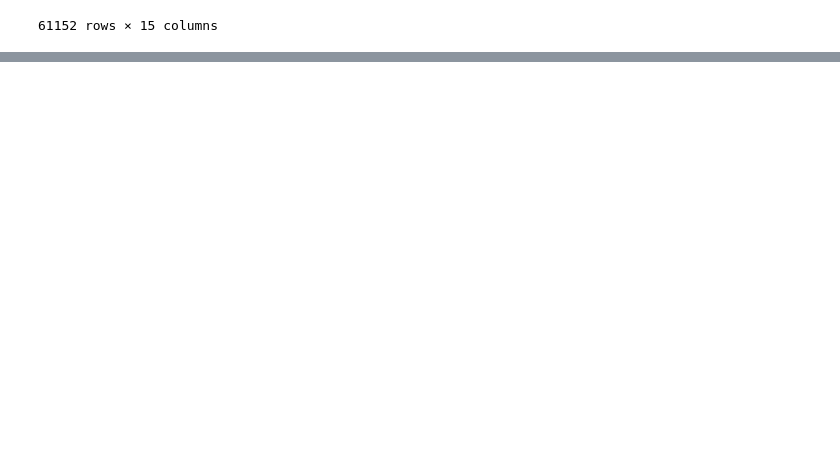
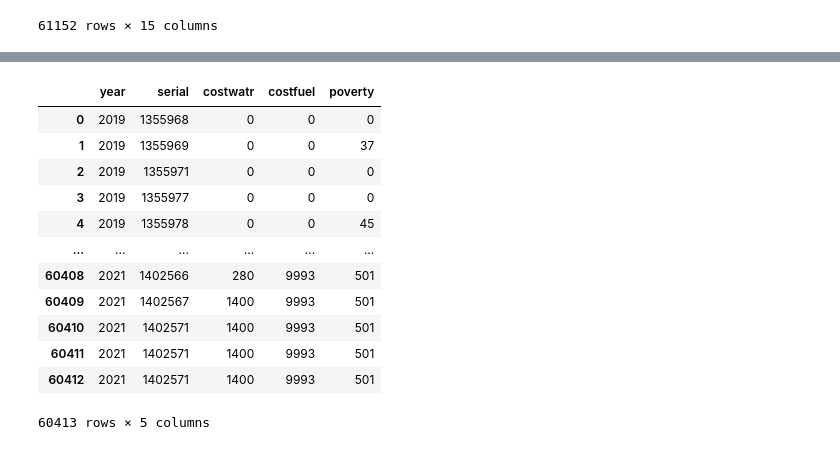
Before and after one commit to PUBPOL-542/D1, a Jupyter notebook: index.ipynb, the cells around one changed output, grey strips where cells are left out. Saved outputs shown, nothing was run; the diff lists cells and outputs as text; code cells hidden in the pictures; blank space fills up the shorter version.

```diff
--- a/index.ipynb
+++ b/index.ipynb
@@ -181,0 +195,18 @@ HTTPError: HTTP Error 404: Not Found
+# %%
+bye=[1,3]
+DFexcel4.drop(columns=DFexcel4.columns[bye],inplace=True)
+DFexcel4
+# %% [output]
+|  | year | serial | costwatr | costfuel | poverty |
+| 0 | 2019 | 1355968 | 0 | 0 | 0 |
+| 1 | 2019 | 1355969 | 0 | 0 | 37 |
+| 2 | 2019 | 1355971 | 0 | 0 | 0 |
+| 3 | 2019 | 1355977 | 0 | 0 | 0 |
+| 4 | 2019 | 1355978 | 0 | 0 | 45 |
+| ... | ... | ... | ... | ... | ... |
+| 60408 | 2021 | 1402566 | 280 | 9993 | 501 |
+| 60409 | 2021 | 1402567 | 1400 | 9993 | 501 |
+| 60410 | 2021 | 1402571 | 1400 | 9993 | 501 |
+| 60411 | 2021 | 1402571 | 1400 | 9993 | 501 |
+| 60412 | 2021 | 1402571 | 1400 | 9993 | 501 |
+60413 rows × 5 columns
```
Also changed, not shown: parts of 5 cells of this notebook, 2 other files.
